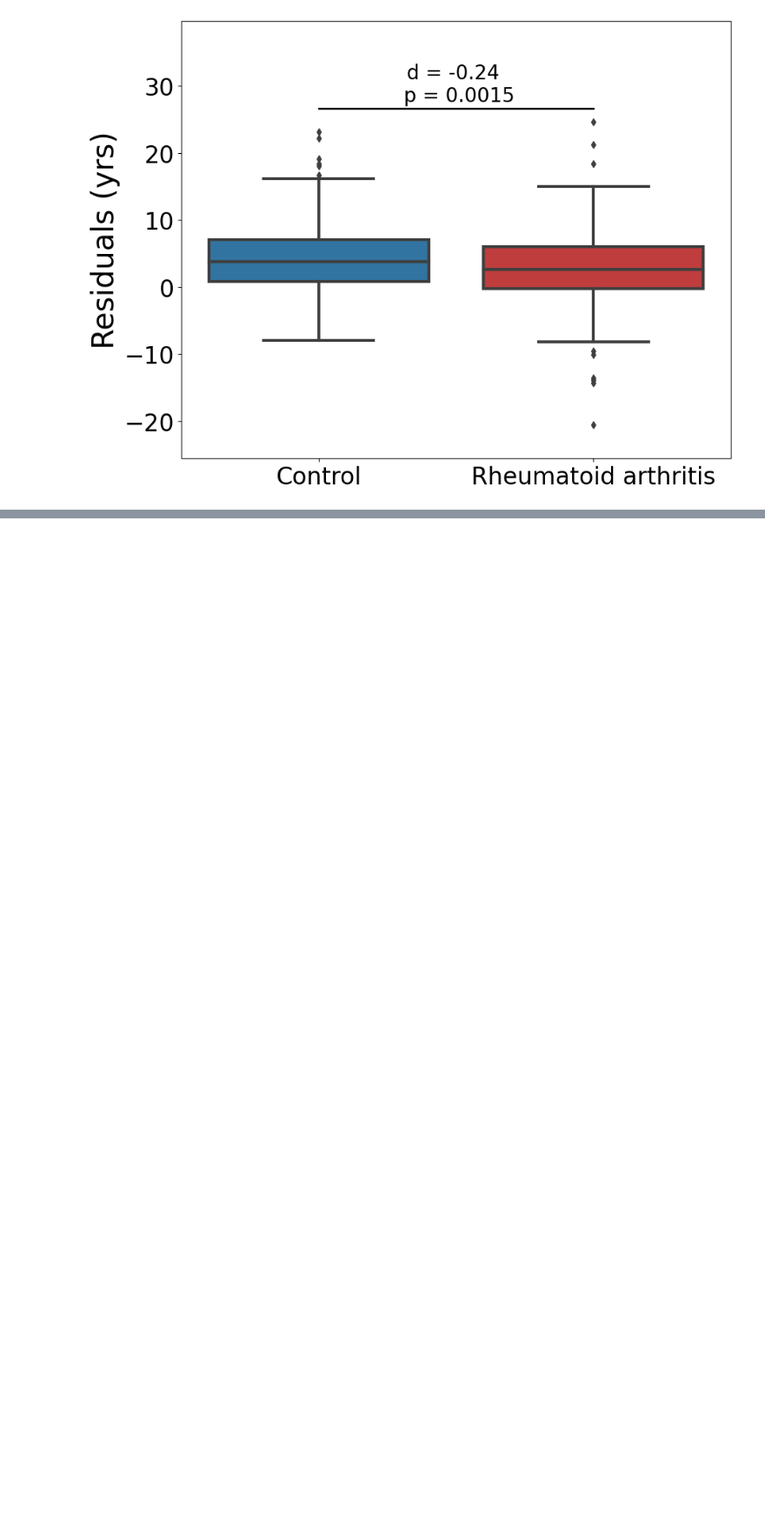
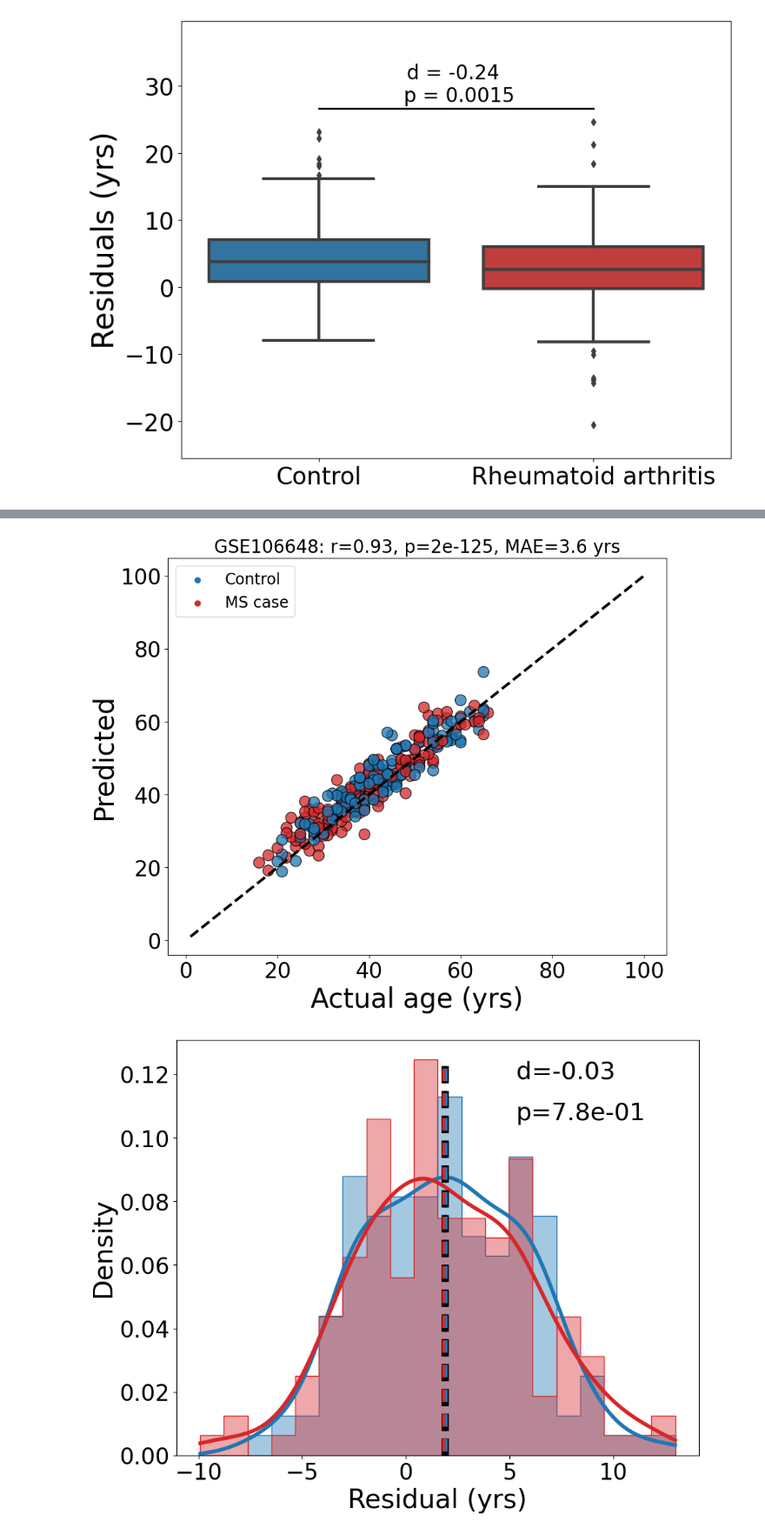
Before and after one commit to SkinnerCM/conboy-laboratory, a Jupyter notebook: dnam-clocks/mFSS-clock/notebooks/Generate figures/Generate Figure 3.ipynb, the cells around one changed output, grey strips where cells are left out. Shown at 87% size. Drawn from its saved outputs; the diff is of its cells as text; code cells hidden in the pictures; blank space fills up the shorter version.

Commit message:
update 'Generate Figure 3' notebook

```diff
--- a/dnam-clocks/mFSS-clock/notebooks/Generate figures/Generate Figure 3.ipynb
+++ b/dnam-clocks/mFSS-clock/notebooks/Generate figures/Generate Figure 3.ipynb
@@ -174,0 +177,14 @@ fig3_plots(art,art_meta,age_corr_mfss_model, age_corr_mfss_selection, "Rheumatoi
+# %%
+ms = pd.read_pickle(data_path + 'GSE106648_ms/MS32.pkl')
+ms_meta = pd.read_excel(data_path + 'GSE106648_ms/MS_pmeta.xlsx')
+from sklearn.impute import KNNImputer
+# Create an instance of KNNImputer
+imputer = KNNImputer(n_neighbors=2)
+# Fit and transform the DataFrame with the imputer
+imputed = imputer.fit_transform(ms)
+ms = pd.DataFrame(imputed, columns=ms.columns)
+# %%
+fig3_plots(ms,ms_meta,age_corr_mfss_model, age_corr_mfss_selection, "MS case", flag=False)
+# %% [output]
+[figure, added]
+[figure, added]
```
Also changed, not shown: parts of 2 cells of this notebook.
